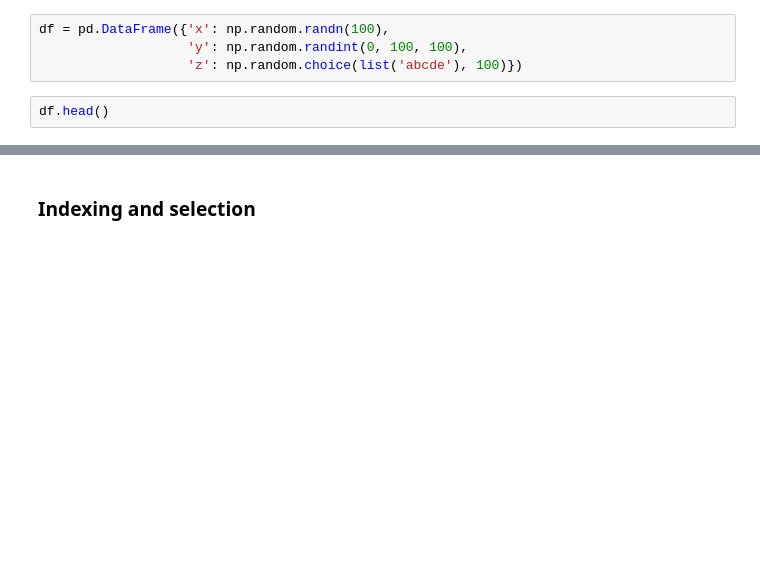
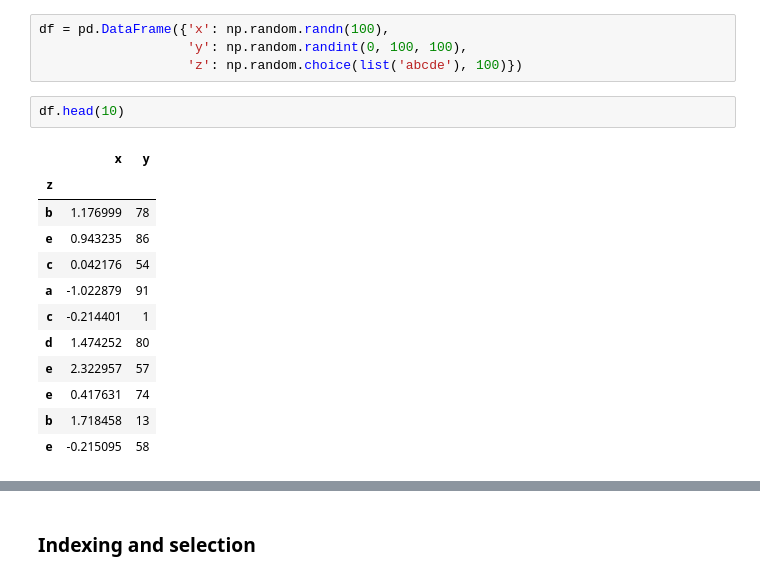
Before and after one commit to wwwebb42/python_tutorials, a Jupyter notebook: pandas_intro.ipynb, the cells around one changed output, grey strips where cells are left out. Cells and saved outputs as stored; diff of their text form; blank space fills up the shorter version.

```diff
--- a/pandas_intro.ipynb
+++ b/pandas_intro.ipynb
@@ -59,6 +106,19 @@ df = pd.DataFrame({'x': np.random.randn(100),
                    'y': np.random.randint(0, 100, 100),
                    'z': np.random.choice(list('abcde'), 100)})
 # %%
-df.head()
+df.head(10)
+# %% [output]
+|  | x | y |
+| z |  |  |
+| b | 1.176999 | 78 |
+| e | 0.943235 | 86 |
+| c | 0.042176 | 54 |
+| a | -1.022879 | 91 |
+| c | -0.214401 | 1 |
+| d | 1.474252 | 80 |
+| e | 2.322957 | 57 |
+| e | 0.417631 | 74 |
+| b | 1.718458 | 13 |
+| e | -0.215095 | 58 |
 # %%
 df.dtypes
```
Also changed, not shown: parts of 39 cells of this notebook, 2 other files.
